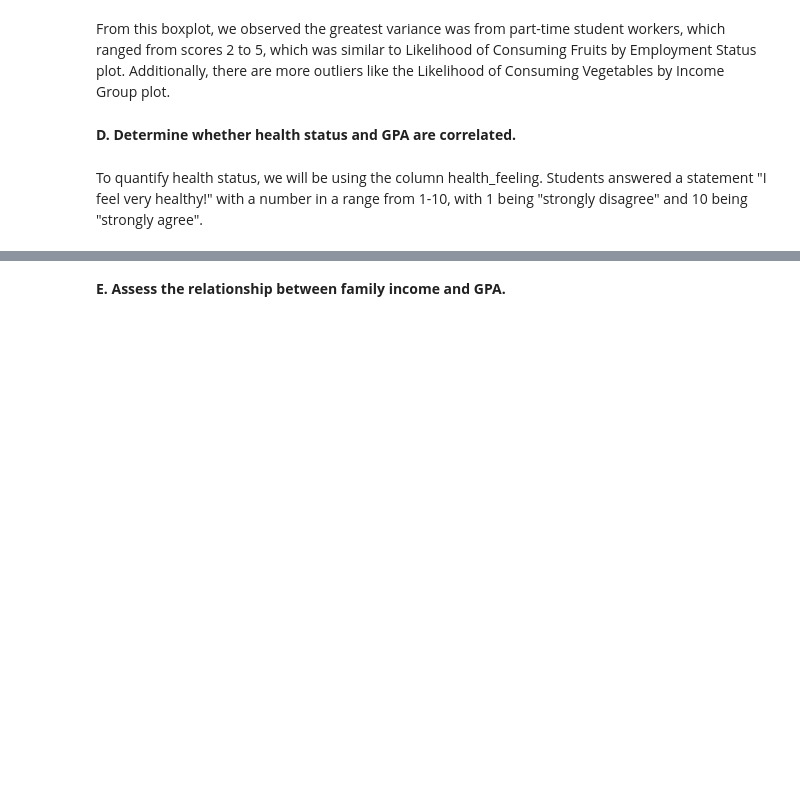
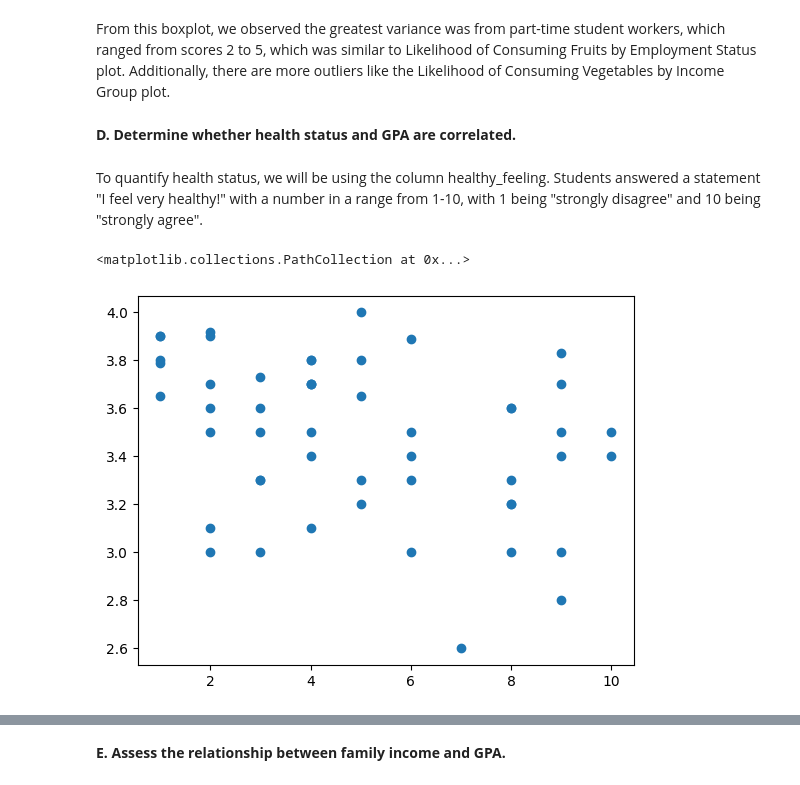
Before and after one commit to laur-park/dsci235-final-project, a Jupyter notebook: Diddi_Parker_Final_Project.ipynb, the cells around one changed output, grey strips where cells are left out. Cells and saved outputs as stored; diff of their text form; code cells hidden in the pictures; blank space fills up the shorter version.

```diff
--- a/Diddi_Parker_Final_Project.ipynb
+++ b/Diddi_Parker_Final_Project.ipynb
@@ -228,4 +228,11 @@ From this boxplot, we observed the greatest variance was from part-time student
 # %% [markdown]
 **D. Determine whether health status and GPA are correlated.**
 # %% [markdown]
-To quantify health status, we will be using the column health_feeling. Students answered a statement "I feel very healthy!" with a number in a range from 1-10, with 1 being "strongly disagree" and 10 being "strongly agree".
+To quantify health status, we will be using the column healthy_feeling. Students answered a statement "I feel very healthy!" with a number in a range from 1-10, with 1 being "strongly disagree" and 10 being "strongly agree".
+# %%
+x_healthiness = data1['healthy_feeling']
+y_GPA = data1['GPA']
+plt.scatter(x_healthiness,y_GPA)
+# %% [output]
+<matplotlib.collections.PathCollection at 0x...>
+[figure, added]
```
Also changed, not shown: parts of 24 cells of this notebook.
